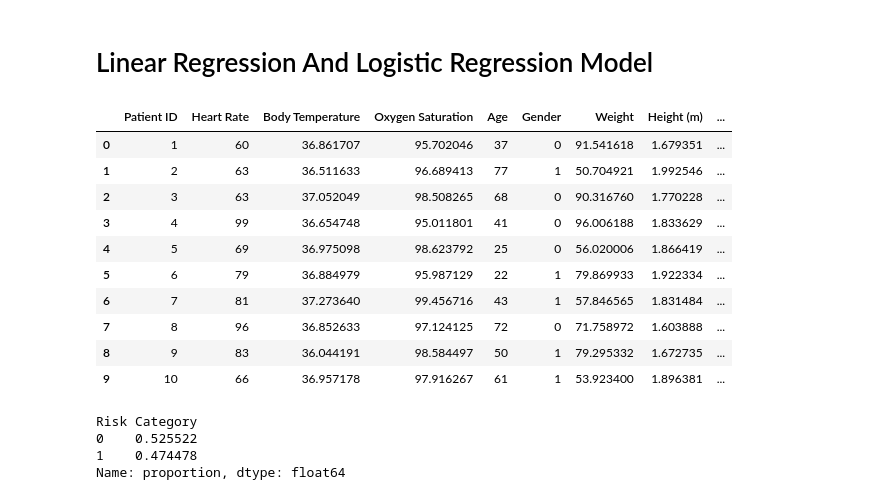
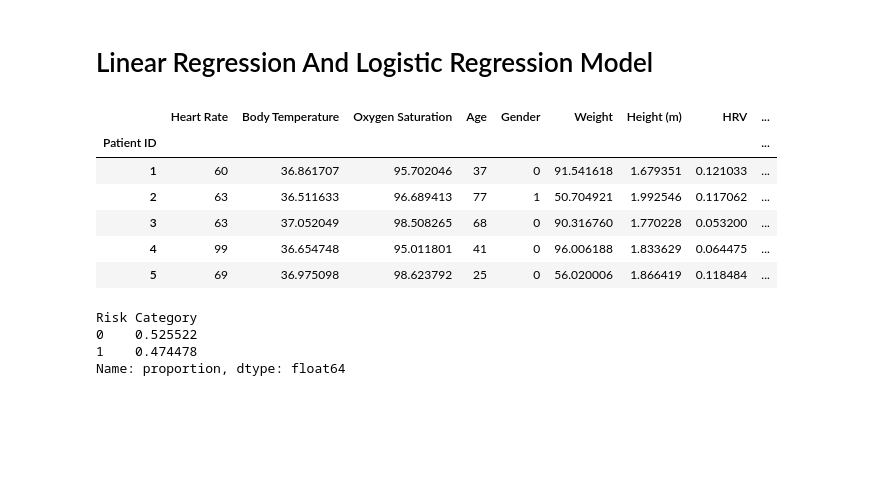
Before and after one commit to Ritushwar/safetronics, a Jupyter notebook: train.ipynb, the cells around one changed output. Drawn from its saved outputs; the diff is of its cells as text; code cells hidden in the pictures; blank space fills up the shorter version.

```diff
--- a/train.ipynb
+++ b/train.ipynb
@@ -6,17 +6,14 @@ import pandas as pd
 import sklearn
 # %%
 df = pd.read_csv('../safetronics/Final Dataset.csv')
-df.head(10)
+df.set_index('Patient ID', inplace=True)
+df.head(5)
 # %% [output]
-|  | Patient ID | Heart Rate | Body Temperature | Oxygen Saturation | Age | Gender | Weight | Height (m) | ... |
-| 0 | 1 | 60 | 36.861707 | 95.702046 | 37 | 0 | 91.541618 | 1.679351 | ... |
-| 1 | 2 | 63 | 36.511633 | 96.689413 | 77 | 1 | 50.704921 | 1.992546 | ... |
-| 2 | 3 | 63 | 37.052049 | 98.508265 | 68 | 0 | 90.316760 | 1.770228 | ... |
-| 3 | 4 | 99 | 36.654748 | 95.011801 | 41 | 0 | 96.006188 | 1.833629 | ... |
-| 4 | 5 | 69 | 36.975098 | 98.623792 | 25 | 0 | 56.020006 | 1.866419 | ... |
-| 5 | 6 | 79 | 36.884979 | 95.987129 | 22 | 1 | 79.869933 | 1.922334 | ... |
-| 6 | 7 | 81 | 37.273640 | 99.456716 | 43 | 1 | 57.846565 | 1.831484 | ... |
-| 7 | 8 | 96 | 36.852633 | 97.124125 | 72 | 0 | 71.758972 | 1.603888 | ... |
-| 8 | 9 | 83 | 36.044191 | 98.584497 | 50 | 1 | 79.295332 | 1.672735 | ... |
-| 9 | 10 | 66 | 36.957178 | 97.916267 | 61 | 1 | 53.923400 | 1.896381 | ... |
+|  | Heart Rate | Body Temperature | Oxygen Saturation | Age | Gender | Weight | Height (m) | HRV | ... |
+| Patient ID |  |  |  |  |  |  |  |  | ... |
+| 1 | 60 | 36.861707 | 95.702046 | 37 | 0 | 91.541618 | 1.679351 | 0.121033 | ... |
+| 2 | 63 | 36.511633 | 96.689413 | 77 | 1 | 50.704921 | 1.992546 | 0.117062 | ... |
+| 3 | 63 | 37.052049 | 98.508265 | 68 | 0 | 90.316760 | 1.770228 | 0.053200 | ... |
+| 4 | 99 | 36.654748 | 95.011801 | 41 | 0 | 96.006188 | 1.833629 | 0.064475 | ... |
+| 5 | 69 | 36.975098 | 98.623792 | 25 | 0 | 56.020006 | 1.866419 | 0.118484 | ... |
 # %%
```
Also changed, not shown: parts of 13 cells of this notebook.
